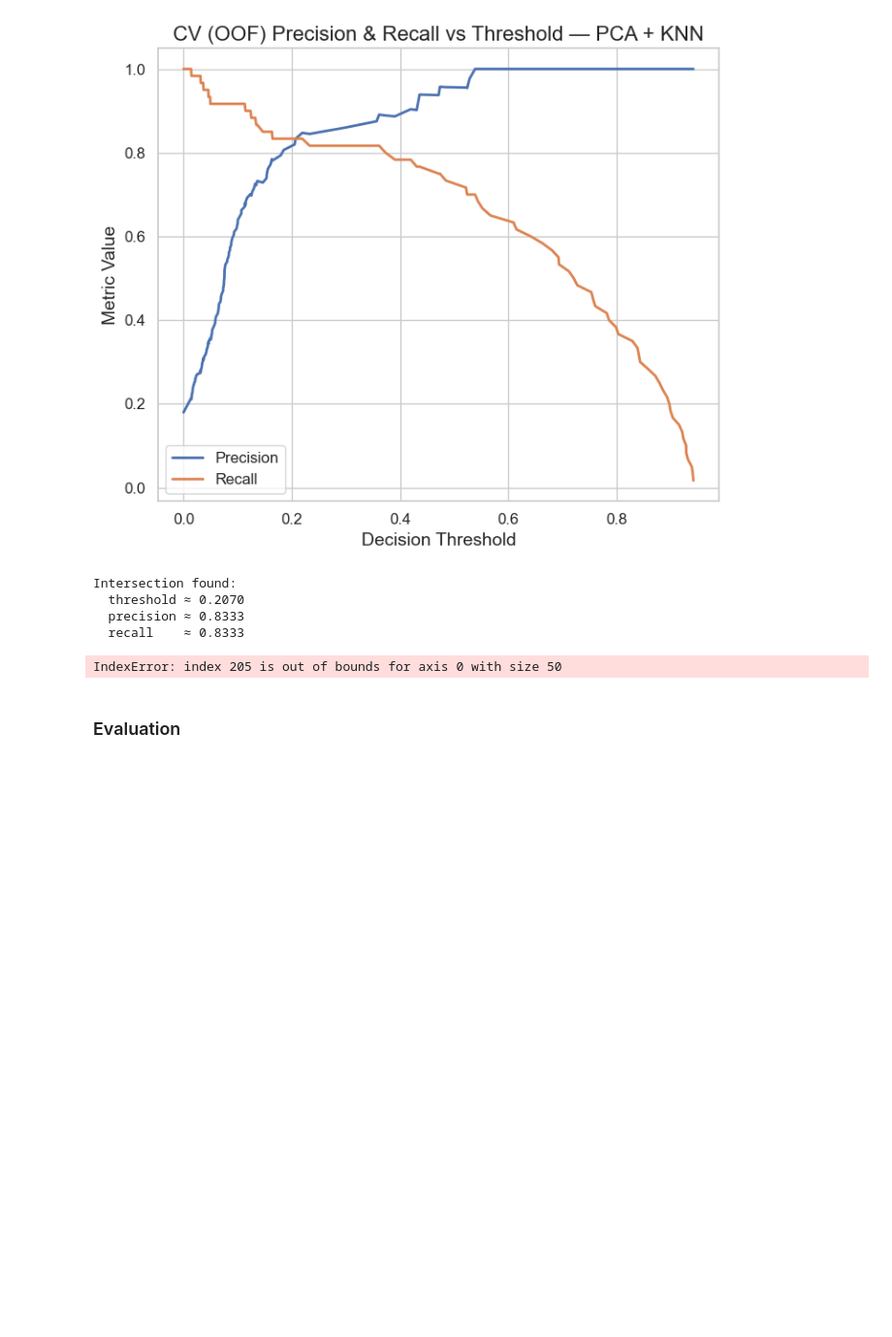
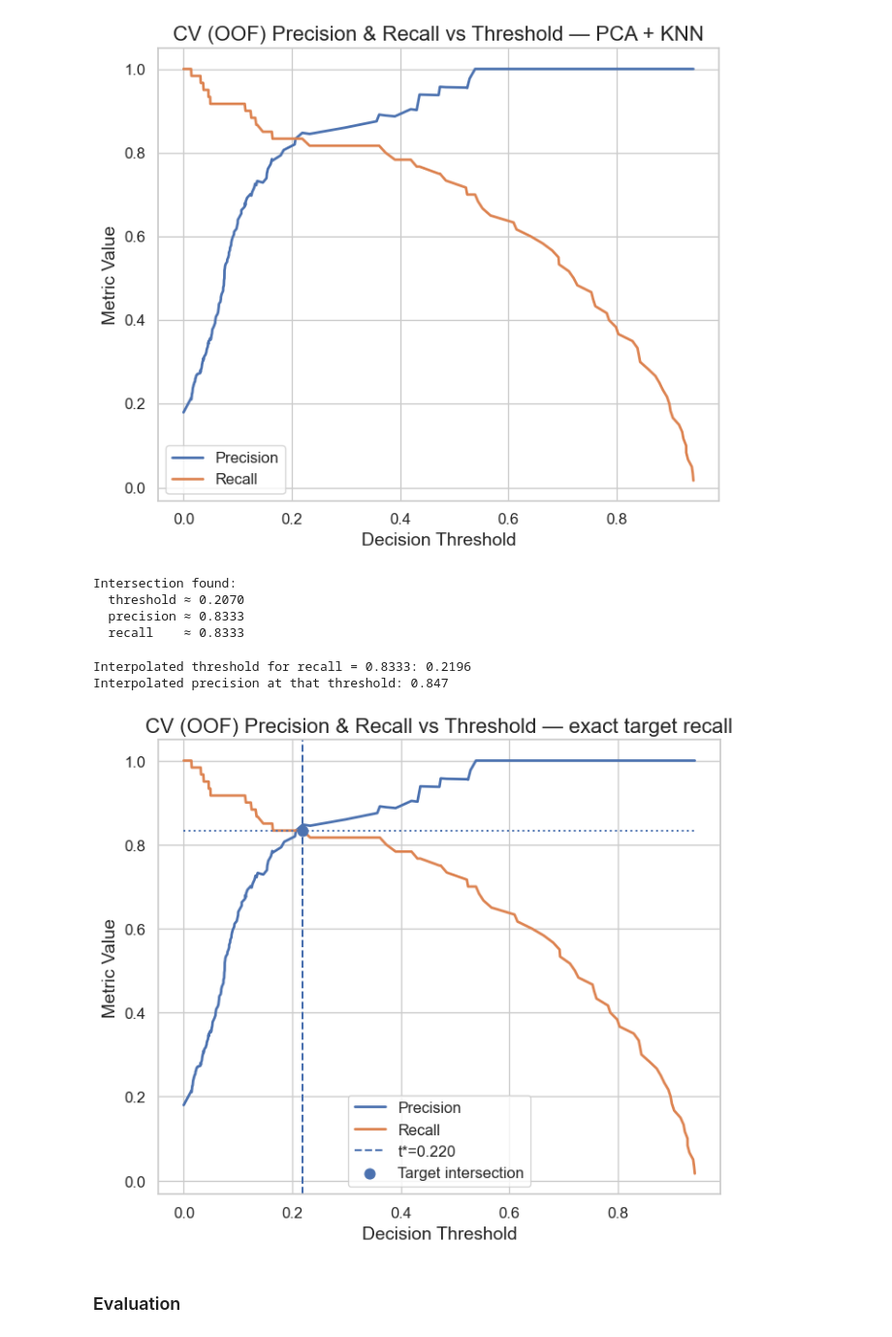
Before and after one commit to SOMNIVM/STA2546, a Jupyter notebook: Big Project Project 3 Group/Non-Parametric Methods Dinghui Chen.ipynb, the cells around one changed output. Shown at 97% size. Drawn from its saved outputs; the diff is of its cells as text; code cells hidden in the pictures; blank space fills up the shorter version.

```diff
--- a/Big Project Project 3 Group/Non-Parametric Methods Dinghui Chen.ipynb
+++ b/Big Project Project 3 Group/Non-Parametric Methods Dinghui Chen.ipynb
@@ -997,13 +997,17 @@ Intersection found:
   precision ≈ 0.8333
   recall    ≈ 0.8333
 # %%
-# precision = recall
-# target_recall = 0.8333
-target_recall = 0.9
+# Recompute PR curve to guarantee aligned arrays
+precision, recall, thr_pr = precision_recall_curve(y_train, oof_proba)
+
+target_recall = 0.8333
+# target_recall = 0.915
 
 p = precision[:-1]
 r = recall[:-1]
-t = thresholds
+t = thr_pr
+
+# print("Lengths:", len(precision), len(recall), len(t))  # should be N, N, N-1
 
 # Find where recall crosses target (from >= to <)
 cross = np.where((r[:-1] >= target_recall) & (r[1:] < target_recall))[0]
@@ -1011,46 +1015,45 @@ cross = np.where((r[:-1] >= target_recall) & (r[1:] < target_recall))[0]
 if len(cross) == 0:
     print("Target recall not achievable or recall never crosses it.")
 else:
-    i = cross[0]  # crossing interval [i, i+1]
+    i = cross[0]  # interval [i, i+1]
 
-    # Interpolate threshold t_star where recall == target_recall
     r0, r1 = r[i], r[i+1]
     t0, t1 = t[i], t[i+1]
 
-    # avoid divide-by-zero
+    # Interpolate threshold t_star where recall == target_recall
     if r1 == r0:
         t_star = t0
     else:
         t_star = t0 + (target_recall - r0) * (t1 - t0) / (r1 - r0)
 
     # Interpolate precision at t_star
     p0, p1 = p[i], p[i+1]
     p_star = p0 + (t_star - t0) * (p1 - p0) / (t1 - t0)
 
     print(f"Interpolated threshold for recall = {target_recall:.4f}: {t_star:.4f}")
     print(f"Interpolated precision at that threshold: {p_star:.3f}")
 
-    # Plot and mark the EXACT crossing point
     import matplotlib.pyplot as plt
     plt.figure(figsize=(7, 6))
     plt.plot(t, p, label="Precision", linewidth=2)
     plt.plot(t, r, label="Recall", linewidth=2)
 
     plt.axvline(t_star, linestyle="--", label=f"t*={t_star:.3f}")
     plt.hlines(target_recall, t.min(), t.max(), linestyles=":")
 
-    # marker at intersection
     plt.scatter([t_star], [target_recall], s=60, zorder=5, label="Target intersection")
 
     plt.xlabel("Decision Threshold")
     plt.ylabel("Metric Value")
     plt.title("CV (OOF) Precision & Recall vs Threshold — exact target recall")
     plt.legend()
     plt.grid(True)
     plt.tight_layout()
     plt.show()
 # %% [output]
-IndexError: index 205 is out of bounds for axis 0 with size 50
+Interpolated threshold for recall = 0.8333: 0.2196
+Interpolated precision at that threshold: 0.847
+[figure, added]
 # %% [markdown]
 ### Evaluation
 # %%
```
